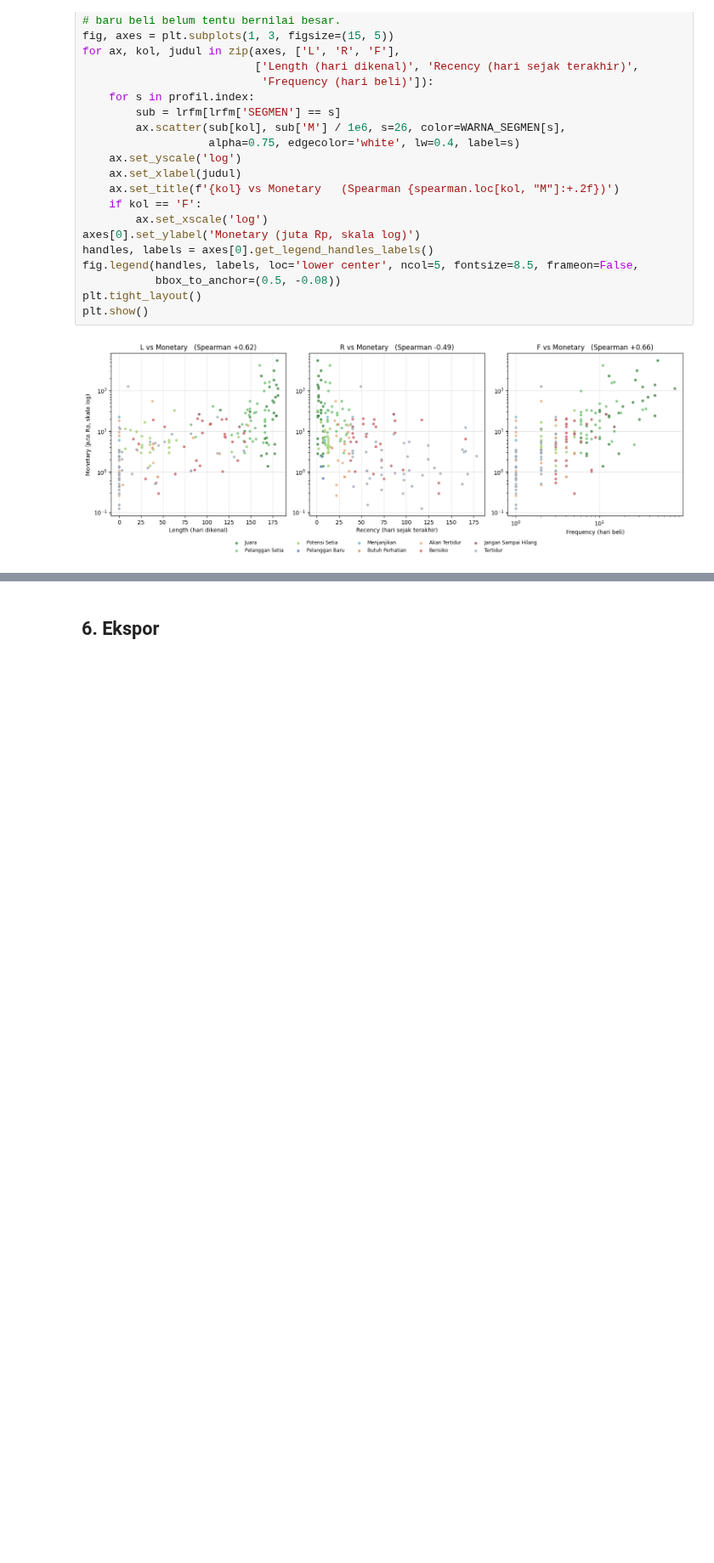
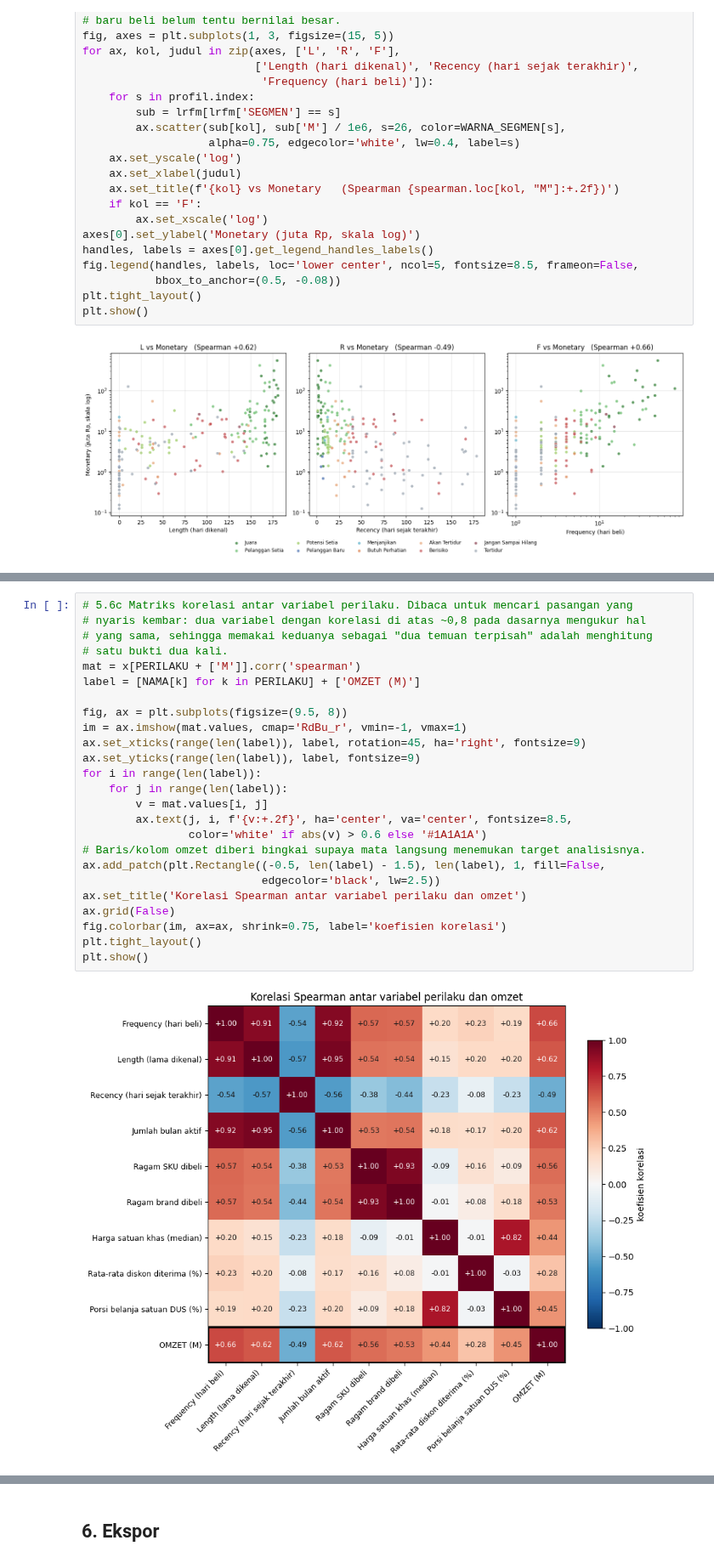
Before and after one commit to Terano24/ADD-adudu, a Jupyter notebook: 03_segmentasi_lrfm.ipynb, the cells around one changed output, grey strips where cells are left out. Shown at 85% size. Drawn from its saved outputs; the diff is of its cells as text; blank space fills up the shorter version.

```diff
--- a/03_segmentasi_lrfm.ipynb
+++ b/03_segmentasi_lrfm.ipynb
@@ -682,0 +788,27 @@ plt.show()
+# %%
+# 5.6c Matriks korelasi antar variabel perilaku. Dibaca untuk mencari pasangan yang
+# nyaris kembar: dua variabel dengan korelasi di atas ~0,8 pada dasarnya mengukur hal
+# yang sama, sehingga memakai keduanya sebagai "dua temuan terpisah" adalah menghitung
+# satu bukti dua kali.
+mat = x[PERILAKU + ['M']].corr('spearman')
+label = [NAMA[k] for k in PERILAKU] + ['OMZET (M)']
+
+fig, ax = plt.subplots(figsize=(9.5, 8))
+im = ax.imshow(mat.values, cmap='RdBu_r', vmin=-1, vmax=1)
+ax.set_xticks(range(len(label)), label, rotation=45, ha='right', fontsize=9)
+ax.set_yticks(range(len(label)), label, fontsize=9)
+for i in range(len(label)):
+    for j in range(len(label)):
+        v = mat.values[i, j]
+        ax.text(j, i, f'{v:+.2f}', ha='center', va='center', fontsize=8.5,
+                color='white' if abs(v) > 0.6 else '#1A1A1A')
+# Baris/kolom omzet diberi bingkai supaya mata langsung menemukan target analisisnya.
+ax.add_patch(plt.Rectangle((-0.5, len(label) - 1.5), len(label), 1, fill=False,
+                           edgecolor='black', lw=2.5))
+ax.set_title('Korelasi Spearman antar variabel perilaku dan omzet')
+ax.grid(False)
+fig.colorbar(im, ax=ax, shrink=0.75, label='koefisien korelasi')
+plt.tight_layout()
+plt.show()
+# %% [output]
+[figure, added]
```
Also changed, not shown: parts of 6 cells of this notebook.
